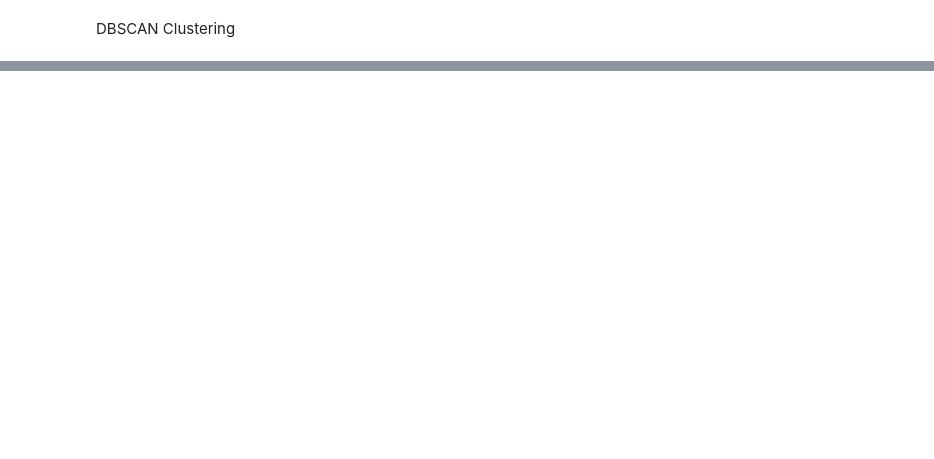
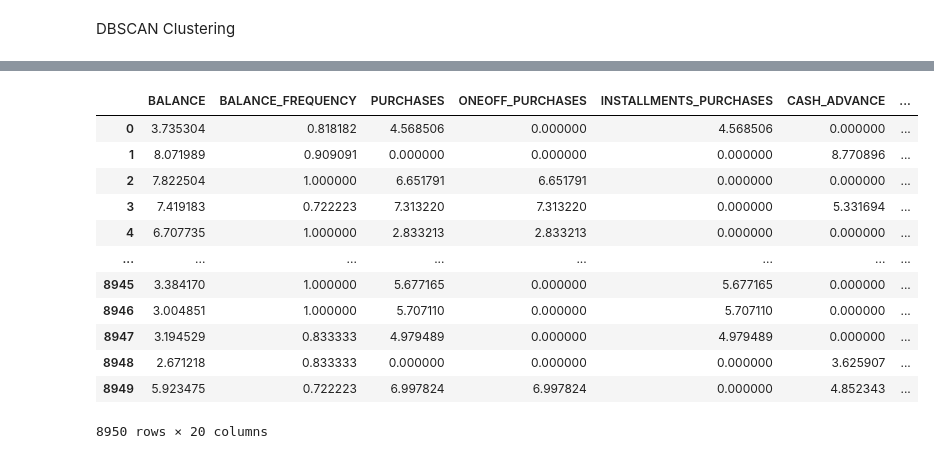
Before and after one commit to Sunmathi-A77/CreditCard-Clustering, a Jupyter notebook: creditcard.ipynb, the cells around one changed output, grey strips where cells are left out. Drawn from its saved outputs; the diff is of its cells as text; code cells hidden in the pictures; blank space fills up the shorter version.

```diff
--- a/creditcard.ipynb
+++ b/creditcard.ipynb
@@ -357,0 +399,16 @@ plt.show()
+# %%
+df
+# %% [output]
+|  | BALANCE | BALANCE_FREQUENCY | PURCHASES | ONEOFF_PURCHASES | INSTALLMENTS_PURCHASES | CASH_ADVANCE | ... |
+| 0 | 3.735304 | 0.818182 | 4.568506 | 0.000000 | 4.568506 | 0.000000 | ... |
+| 1 | 8.071989 | 0.909091 | 0.000000 | 0.000000 | 0.000000 | 8.770896 | ... |
+| 2 | 7.822504 | 1.000000 | 6.651791 | 6.651791 | 0.000000 | 0.000000 | ... |
+| 3 | 7.419183 | 0.722223 | 7.313220 | 7.313220 | 0.000000 | 5.331694 | ... |
+| 4 | 6.707735 | 1.000000 | 2.833213 | 2.833213 | 0.000000 | 0.000000 | ... |
+| ... | ... | ... | ... | ... | ... | ... | ... |
+| 8945 | 3.384170 | 1.000000 | 5.677165 | 0.000000 | 5.677165 | 0.000000 | ... |
+| 8946 | 3.004851 | 1.000000 | 5.707110 | 0.000000 | 5.707110 | 0.000000 | ... |
+| 8947 | 3.194529 | 0.833333 | 4.979489 | 0.000000 | 4.979489 | 0.000000 | ... |
+| 8948 | 2.671218 | 0.833333 | 0.000000 | 0.000000 | 0.000000 | 3.625907 | ... |
+| 8949 | 5.923475 | 0.722223 | 6.997824 | 6.997824 | 0.000000 | 4.852343 | ... |
+8950 rows × 20 columns
```
Also changed, not shown: parts of 13 cells of this notebook.
